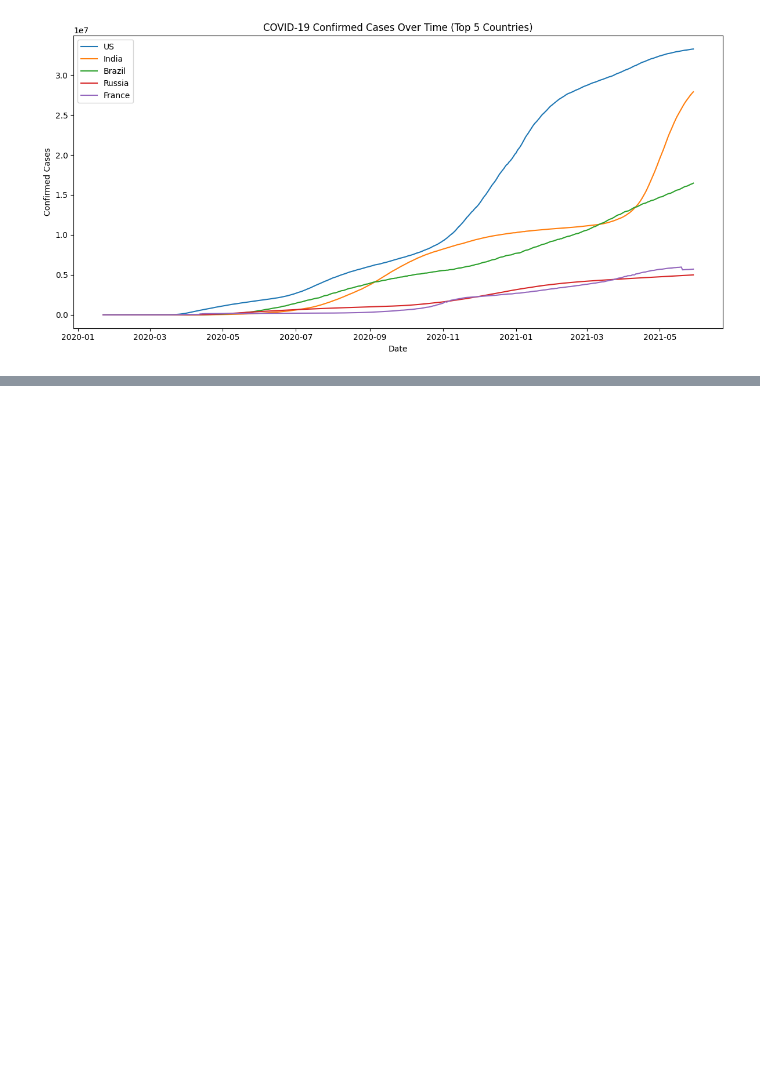
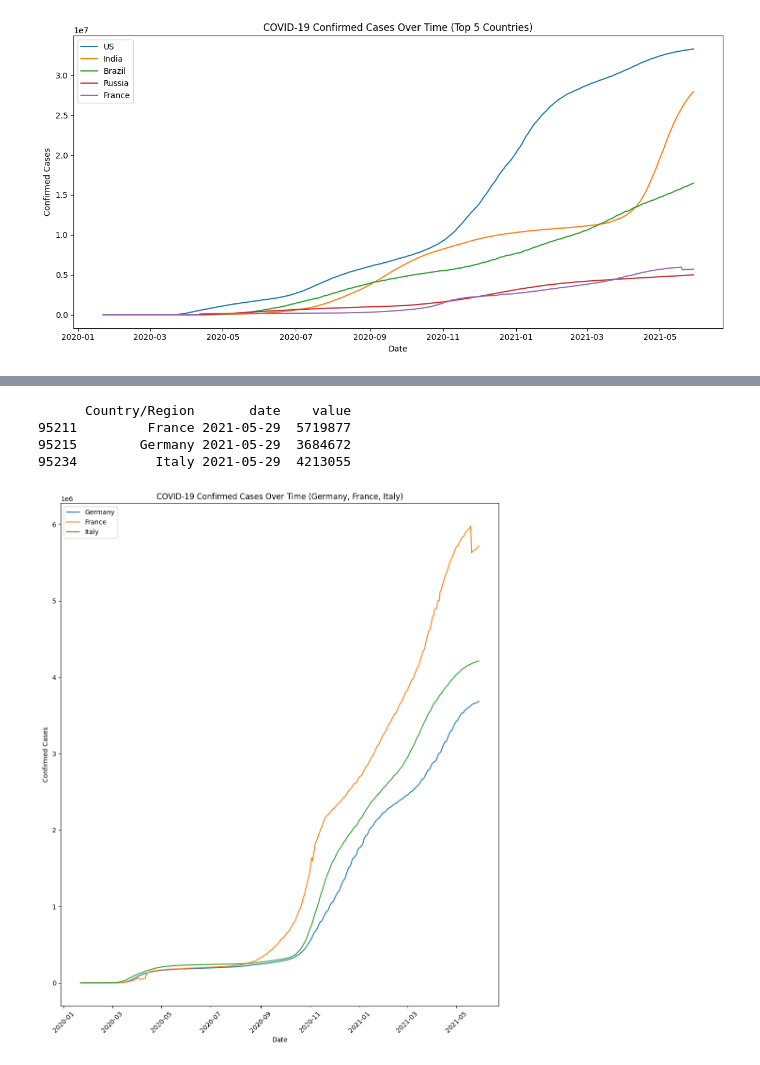
Before and after one commit to fizz-i/COVID-19_Case-study, a Jupyter notebook: case-study_1.ipynb, the cells around one changed output, grey strips where cells are left out. Drawn from its saved outputs; the diff is of its cells as text; code cells hidden in the pictures; blank space fills up the shorter version.

```diff
--- a/case-study_1.ipynb
+++ b/case-study_1.ipynb
@@ -139,0 +350,5 @@ plt.show()
+# %%
+
+fra_ger_ita_cases = final[final['Country/Region'].isin(['Germany', 'France', 'Italy'])]
+fra_ger_ita_cases.sort_values(['Country/Region','date'], inplace=True)
+fra_ger_ita_cases
@@ -139,0 +373,22 @@ plt.show()
+# %%
+plt.figure(figsize=(10, 12))
+
+peak_days = fra_ger_ita_cases.loc[fra_ger_ita_cases.groupby('Country/Region')['date'].idxmax()]
+print(peak_days)
+for country in ['Germany', 'France', 'Italy']:
+    country_data = fra_ger_ita_cases[fra_ger_ita_cases['Country/Region'] == country]
+    plt.plot(country_data['date'], country_data['value'], label=country)
+
+plt.xlabel('Date')
+plt.ylabel("Confirmed Cases")
+plt.title("COVID-19 Confirmed Cases Over Time (Germany, France, Italy)")
+plt.legend()
+plt.xticks(rotation=45)
+plt.tight_layout()
+plt.show()
+# %% [output]
+      Country/Region       date    value
+95211         France 2021-05-29  5719877
+95215        Germany 2021-05-29  3684672
+95234          Italy 2021-05-29  4213055
+[figure, added]
```
Also changed, not shown: parts of 38 cells of this notebook.
